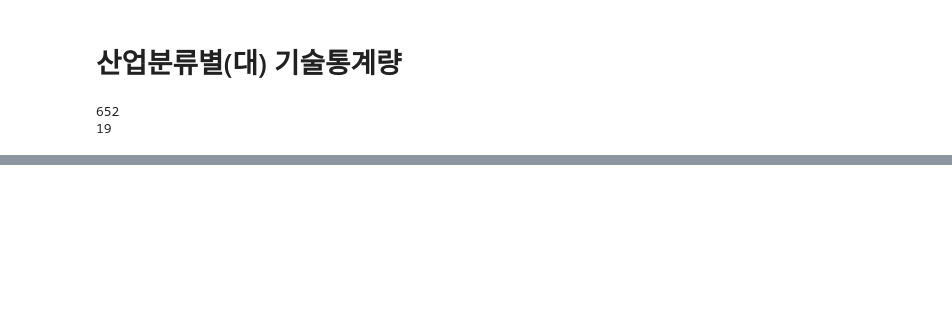
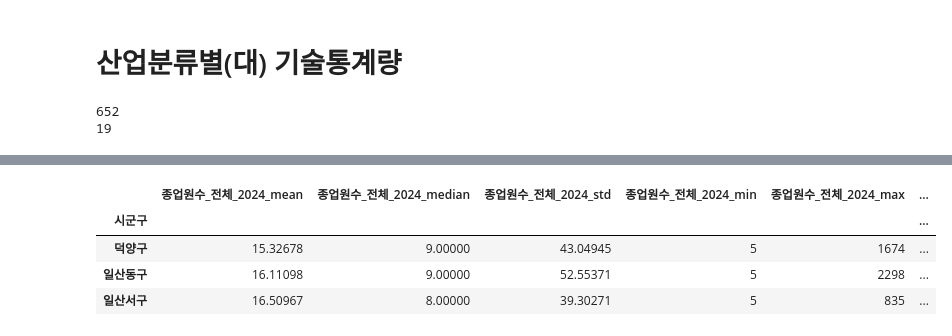
Before and after one commit to gisyun/Goyang_TradeAreaAnalysis, a Jupyter notebook: Corporate(5+) Analysis.ipynb, the cells around one changed output, grey strips where cells are left out. Saved outputs shown, nothing was run; the diff lists cells and outputs as text; code cells hidden in the pictures; blank space fills up the shorter version.

```diff
--- a/Corporate(5+) Analysis.ipynb
+++ b/Corporate(5+) Analysis.ipynb
@@ -42,9 +40,21 @@ Index(['기업규모', '도로명주소', '지번주소', '업종명11차', '업
       dtype='object')
 # %%
 # make '시군구' column based on '도로명주소'
-data['시군구'] = data['도로명주소'].str.split().str[2]
-# if '시군구' column is empty, fill with '지번주소' column
-data['시군구'] = data['시군구'].fillna(data['지번주소'].str.split().str[2])
-print(data['시군구'].head())
-print(data['시군구'].isnull().sum())
+# make it with the element that ends with'구' in '도로명주소' column
+data['시군구'] = data['도로명주소'].str.extract(r'(\S+구)')
+# fill null values in '시군구' column with the element that ends with '구' in '지번주소' column
+data['시군구'] = data['시군구'].fillna(
+    data['지번주소'].str.extract(r'(\S+구)', expand=False)
+)
+
+sgg_dict = {'경기도고양시일산서구':'일산서구',
+            '고양시덕양구':'덕양구'}
+
+# replace values in '시군구' column based on 'sgg_dict'
+data['시군구'] = data['시군구'].replace(sgg_dict)
+
+# delete row that has '일산구' in '시군구' column
+data = data[data['시군구'] != '일산구']
+
+print(data['시군구'].unique())
 # %% [output]
@@ -300,0 +298,6 @@ plt.show()
+# %%
+# 시군구별 기술통계량
+grouped = data_ns_no.groupby(data_ns['시군구'])
+grouped_summary = grouped.agg(['mean', 'median', 'std', 'min', 'max', 'count'])
+
+print(grouped_summary)
@@ -300,0 +322,17 @@ plt.show()
+# %%
+# make a dataframe from 'grouped_summary'
+# make the dataframes by each column (종업원수)
+df_list = []
+for col in data_ns_no.columns:
+    df_col = grouped_summary[col]
+    # flatten the multi-level columns
+    df_col.columns = [f"{col}_{stat}" for stat in df_col.columns]
+    df_list.append(df_col)
+# %%
+df_list[0]
+# %% [output]
+|  | 종업원수_전체_2024_mean | 종업원수_전체_2024_median | 종업원수_전체_2024_std | 종업원수_전체_2024_min | 종업원수_전체_2024_max | ... |
+| 시군구 |  |  |  |  |  | ... |
+| 덕양구 | 15.32678 | 9.00000 | 43.04945 | 5 | 1674 | ... |
+| 일산동구 | 16.11098 | 9.00000 | 52.55371 | 5 | 2298 | ... |
+| 일산서구 | 16.50967 | 8.00000 | 39.30271 | 5 | 835 | ... |
```
Also changed, not shown: parts of 13 cells of this notebook.
